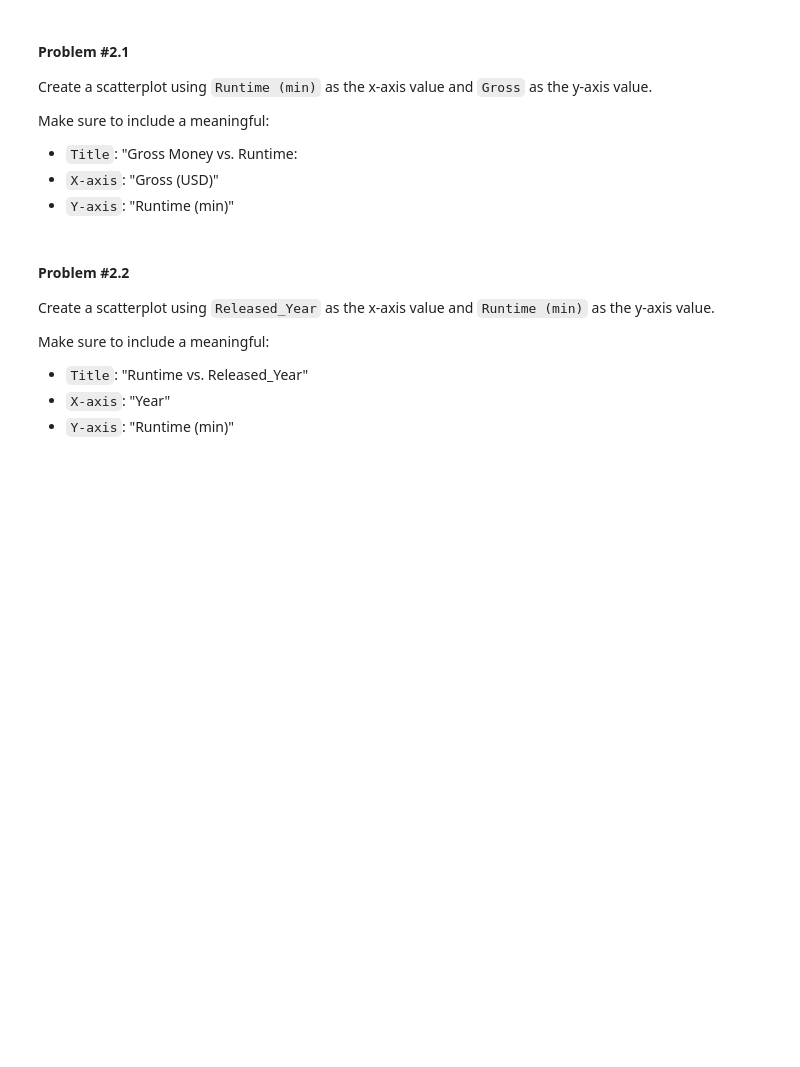
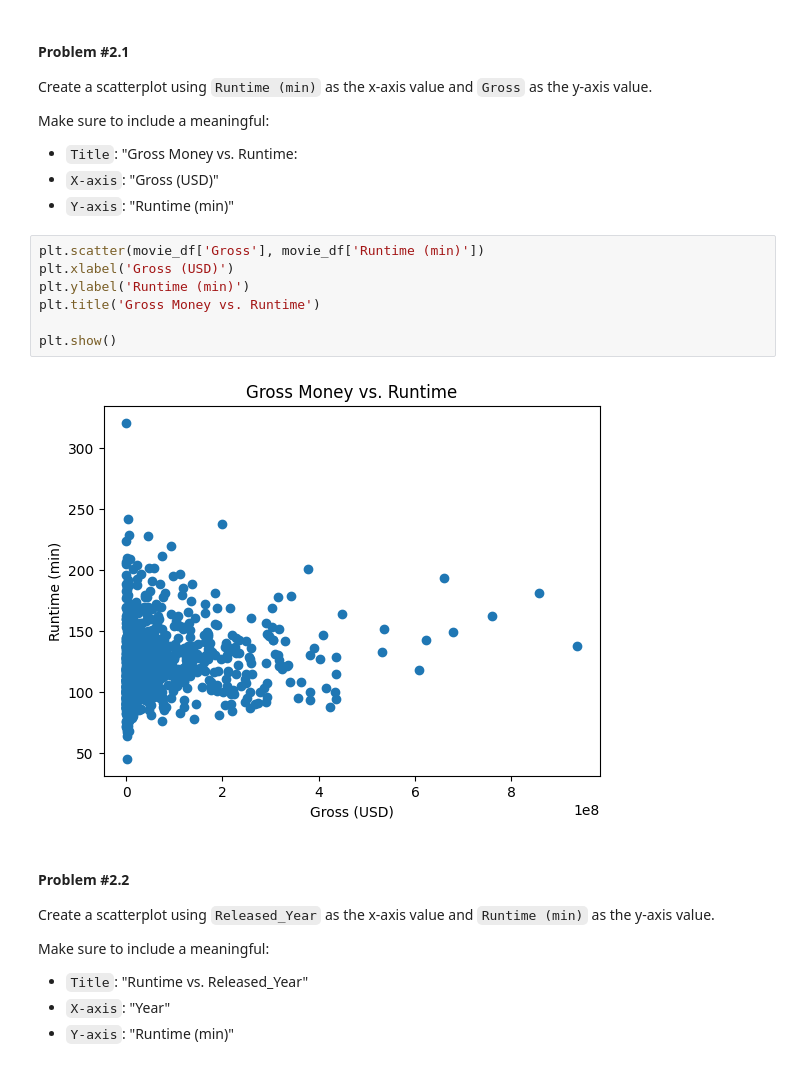
Before and after one commit to jzniu/AWS-Part1-Student-Notebooks, a Jupyter notebook: TRAIN AWS Part I Day 6 Lab Notebook [STUDENT].ipynb, the cells around one changed output. Drawn from its saved outputs; the diff is of its cells as text; blank space fills up the shorter version.

```diff
--- a/TRAIN AWS Part I Day 6 Lab Notebook [STUDENT].ipynb
+++ b/TRAIN AWS Part I Day 6 Lab Notebook [STUDENT].ipynb
@@ -197,6 +281,15 @@ Make sure to include a meaningful:
 * `Title`: "Gross Money vs. Runtime:
 * `X-axis`: "Gross (USD)"
 * `Y-axis`: "Runtime (min)"
+# %%
+plt.scatter(movie_df['Gross'], movie_df['Runtime (min)'])
+plt.xlabel('Gross (USD)')
+plt.ylabel('Runtime (min)')
+plt.title('Gross Money vs. Runtime')
+
+plt.show()
+# %% [output]
+[figure, added]
 # %% [markdown]
 #### **Problem #2.2**
 
```
Also changed, not shown: parts of 39 cells of this notebook.
